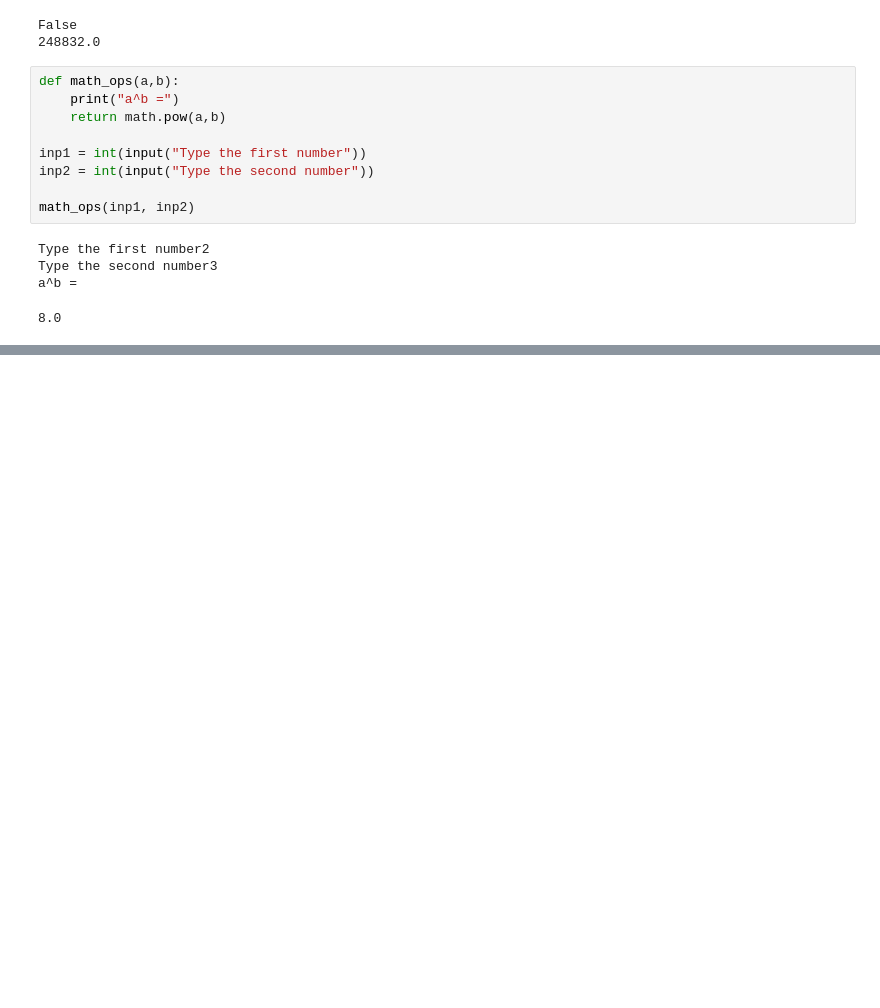
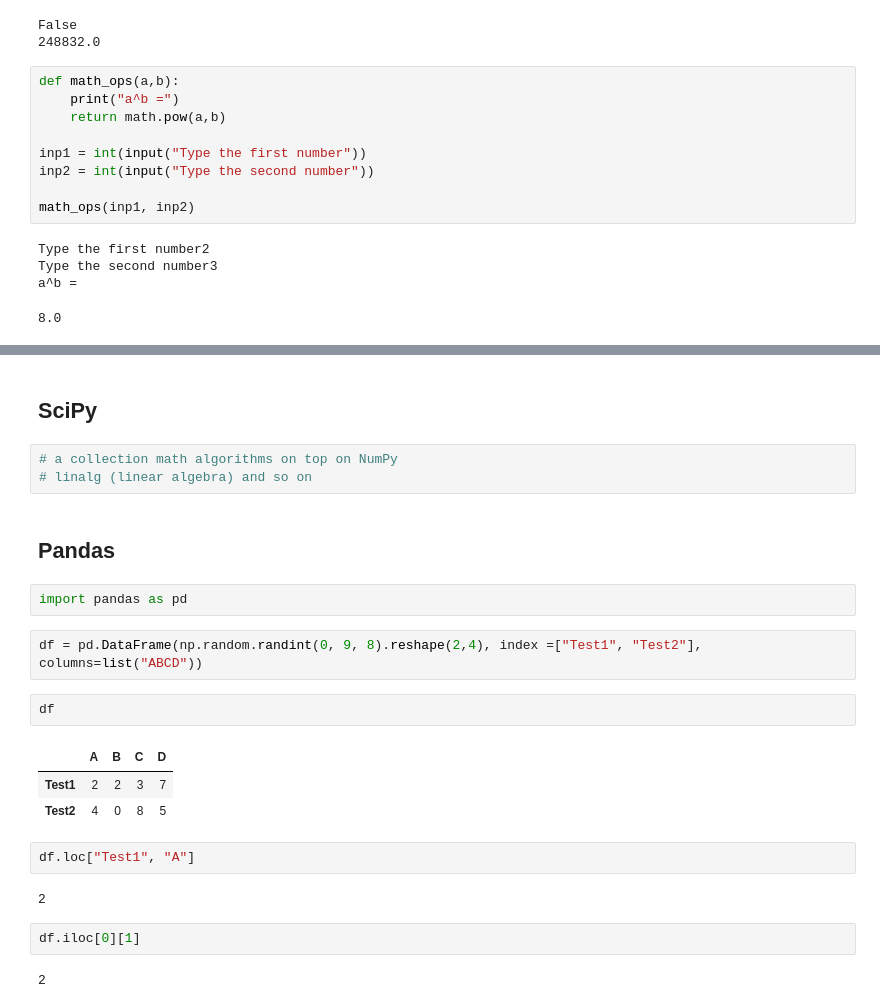
Before and after one commit to vera-rykalina/PythonDataStructures, a Jupyter notebook: modules.ipynb, the cells around one changed output, grey strips where cells are left out. Cells and saved outputs as stored; diff of their text form; blank space fills up the shorter version.

```diff
--- a/modules.ipynb
+++ b/modules.ipynb
@@ -222,0 +431,25 @@ Type the second number: 2
+# %% [markdown]
+## SciPy
+# %%
+# a collection math algorithms on top on NumPy
+# linalg (linear algebra) and so on
+# %% [markdown]
+## Pandas
+# %%
+import pandas as pd
+# %%
+df = pd.DataFrame(np.random.randint(0, 9, 8).reshape(2,4), index =["Test1", "Test2"], columns=list("ABCD"))
+# %%
+df
+# %% [output]
+|  | A | B | C | D |
+| Test1 | 2 | 2 | 3 | 7 |
+| Test2 | 4 | 0 | 8 | 5 |
+# %%
+df.loc["Test1", "A"]
+# %% [output]
+2
+# %%
+df.iloc[0][1]
+# %% [output]
+2
```
Also changed, not shown: parts of 18 cells of this notebook, 1 other file.
